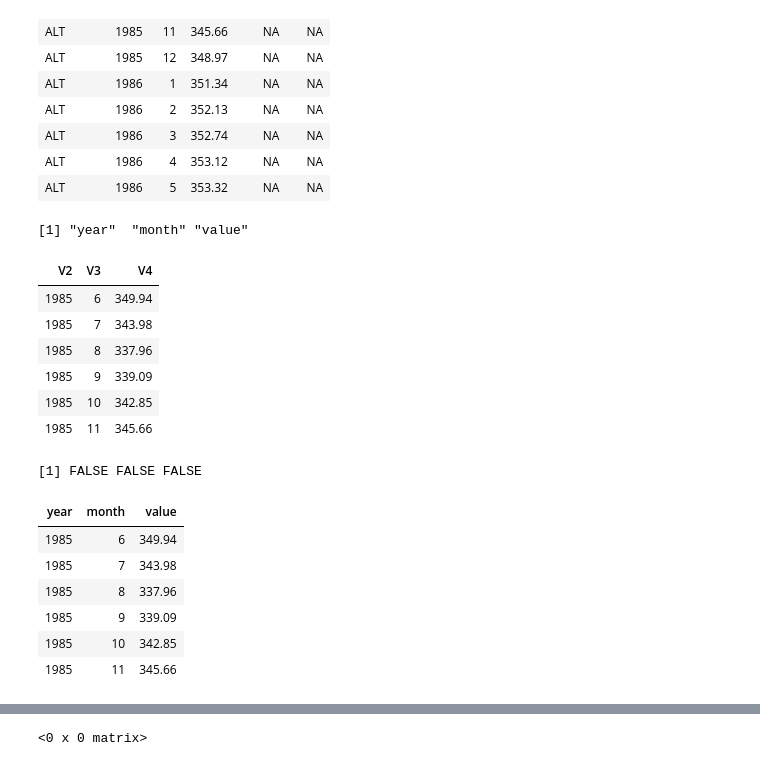
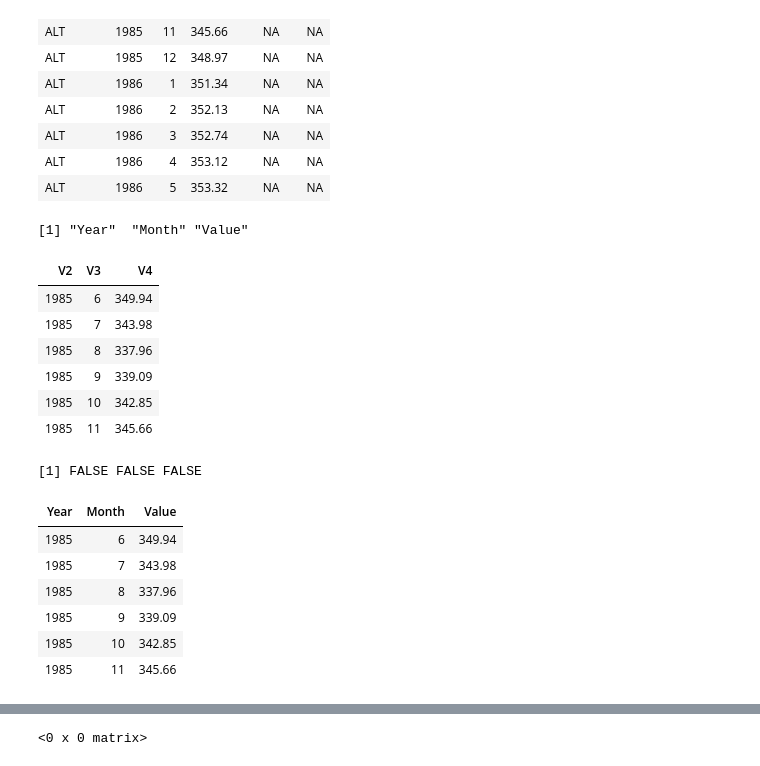
Before and after one commit to corduroy24/shinyClimate, a Jupyter notebook: Data_Cleaning/data_cleaning_CO2.ipynb, the cells around one changed output, grey strips where cells are left out. Saved outputs shown, nothing was run; the diff lists cells and outputs as text; code cells hidden in the pictures.

```diff
--- a/Data_Cleaning/data_cleaning_CO2.ipynb
+++ b/Data_Cleaning/data_cleaning_CO2.ipynb
@@ -65,26 +65,26 @@ head(df, n=13)
 | ALT | 1986 | 4 | 353.12 | NA | NA |
 | ALT | 1986 | 5 | 353.32 | NA | NA |
 # %%
-(hdr <- c(df[1,4], df[1,5], df[1,6]))
+(hdr <- c(df[1,4], df[1,5], df[1,6]) %>% str_to_title)
 head(df <- df %>% select(2:4) %>% slice(2:n()))
 
 # df <- df %>% select(2:4)
 # head(df <- slice(df, 2:n()))
 is.na(hdr)
 
 names(df) <- hdr
 head(df)
 # %% [output]
-[1] "year"  "month" "value"
+[1] "Year"  "Month" "Value"
 | V2 | V3 | V4 |
 | 1985 | 6 | 349.94 |
 | 1985 | 7 | 343.98 |
 | 1985 | 8 | 337.96 |
 | 1985 | 9 | 339.09 |
 | 1985 | 10 | 342.85 |
 | 1985 | 11 | 345.66 |
 [1] FALSE FALSE FALSE
-| year | month | value |
+| Year | Month | Value |
 | 1985 | 6 | 349.94 |
 | 1985 | 7 | 343.98 |
 | 1985 | 8 | 337.96 |
```
Also changed, not shown: parts of 4 cells of this notebook, 1 other file.
